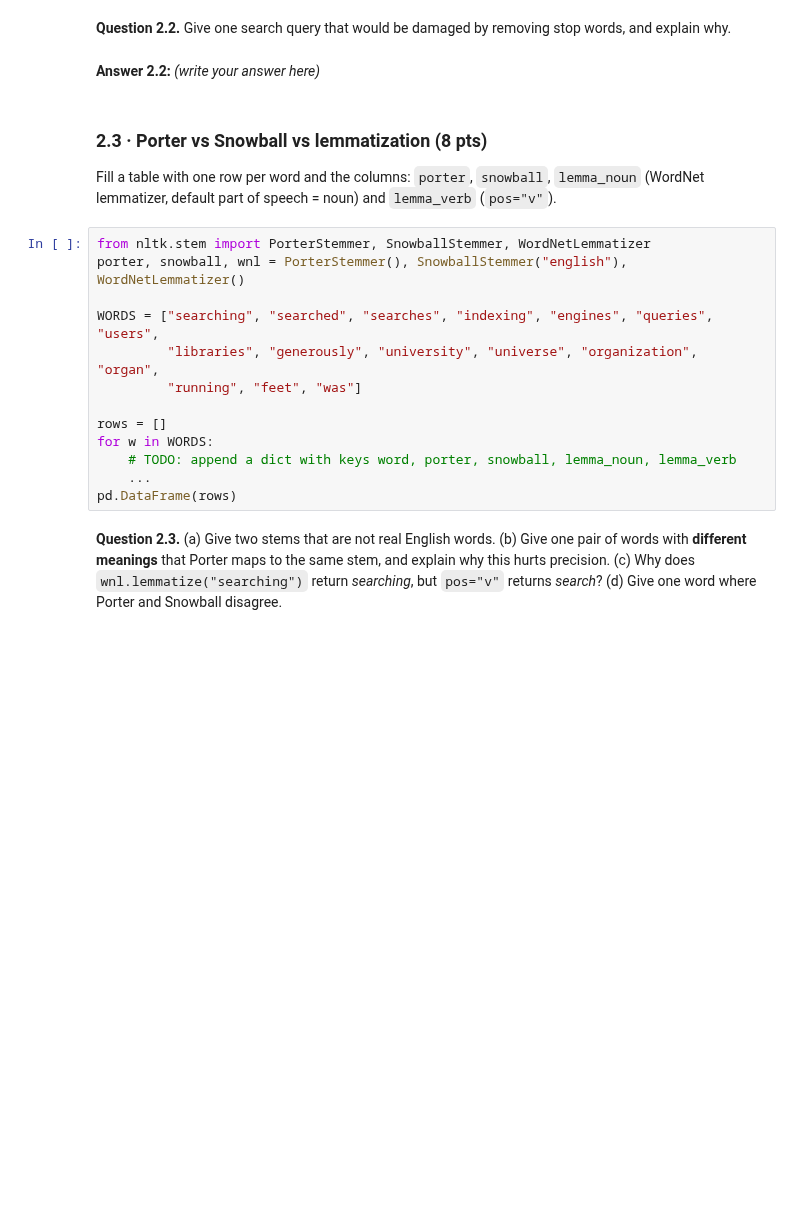
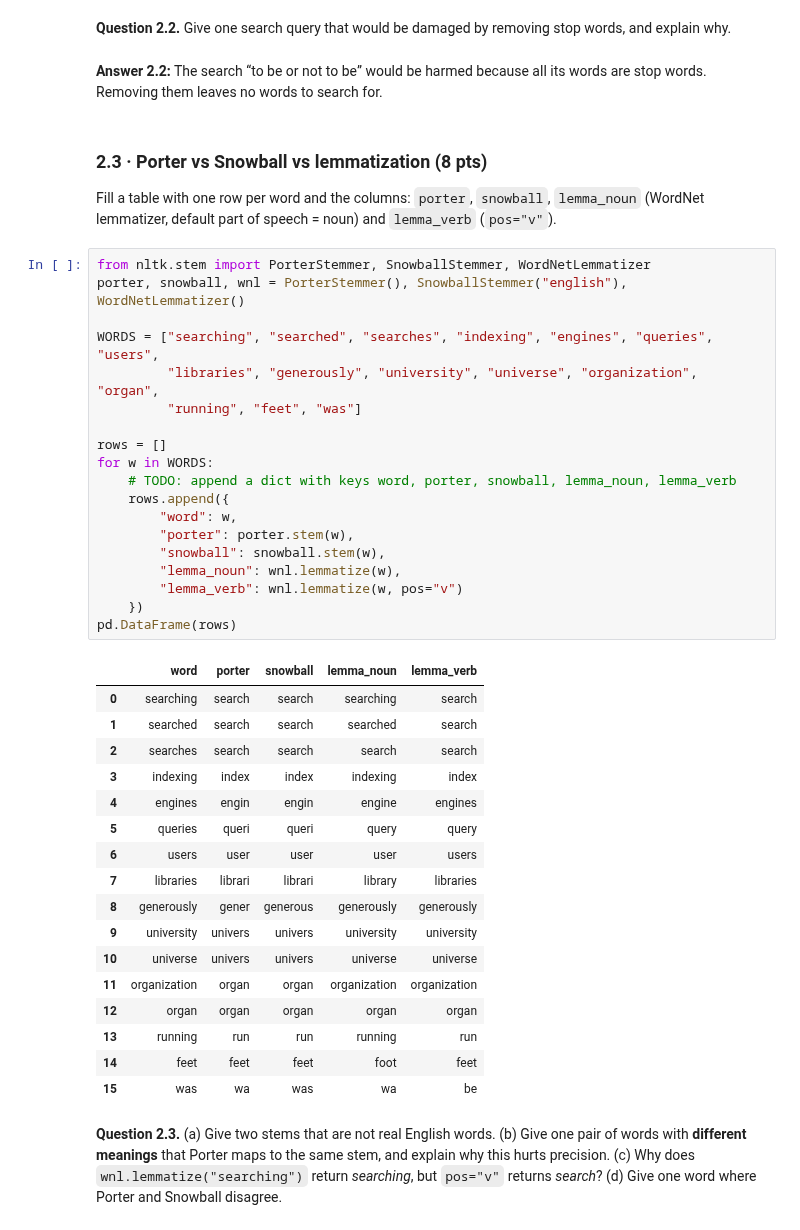
Before and after one commit to HeamVisal/Information-Retrieval-Web-Analytics, a Jupyter notebook: TP2/TP2_e20221349_HEAMVisal_I5-AMS-DAS-A.ipynb, the cells around one changed output. Cells and saved outputs as stored; diff of their text form; blank space fills up the shorter version.

```diff
--- a/TP2/TP2_e20221349_HEAMVisal_I5-AMS-DAS-A.ipynb
+++ b/TP2/TP2_e20221349_HEAMVisal_I5-AMS-DAS-A.ipynb
@@ -148,23 +196,47 @@ print(len(all_terms), "->", len(kept), f"({100 * (1 - len(kept) / len(all_terms)
 # %% [markdown]
 **Question 2.2.** Give one search query that would be damaged by removing stop words, and explain why.
 # %% [markdown]
-**Answer 2.2:** *(write your answer here)*
+**Answer 2.2:** The search “to be or not to be” would be harmed because all its words are stop words. Removing them leaves no words to search for.
 # %% [markdown]
 ### 2.3 · Porter vs Snowball vs lemmatization (8 pts)
 Fill a table with one row per word and the columns: `porter`, `snowball`, `lemma_noun` (WordNet lemmatizer, default part of speech = noun) and `lemma_verb` (`pos="v"`).
 # %%
 from nltk.stem import PorterStemmer, SnowballStemmer, WordNetLemmatizer
 porter, snowball, wnl = PorterStemmer(), SnowballStemmer("english"), WordNetLemmatizer()
 
 WORDS = ["searching", "searched", "searches", "indexing", "engines", "queries", "users",
          "libraries", "generously", "university", "universe", "organization", "organ",
          "running", "feet", "was"]
 
 rows = []
 for w in WORDS:
     # TODO: append a dict with keys word, porter, snowball, lemma_noun, lemma_verb
-    ...
+    rows.append({
+        "word": w,
+        "porter": porter.stem(w),
+        "snowball": snowball.stem(w),
+        "lemma_noun": wnl.lemmatize(w),
+        "lemma_verb": wnl.lemmatize(w, pos="v")
+    })
 pd.DataFrame(rows)
+# %% [output]
+|  | word | porter | snowball | lemma_noun | lemma_verb |
+| 0 | searching | search | search | searching | search |
+| 1 | searched | search | search | searched | search |
+| 2 | searches | search | search | search | search |
+| 3 | indexing | index | index | indexing | index |
+| 4 | engines | engin | engin | engine | engines |
+| 5 | queries | queri | queri | query | query |
+| 6 | users | user | user | user | users |
+| 7 | libraries | librari | librari | library | libraries |
+| 8 | generously | gener | generous | generously | generously |
+| 9 | university | univers | univers | university | university |
+| 10 | universe | univers | univers | universe | universe |
+| 11 | organization | organ | organ | organization | organization |
+| 12 | organ | organ | organ | organ | organ |
+| 13 | running | run | run | running | run |
+| 14 | feet | feet | feet | foot | feet |
+| 15 | was | wa | was | wa | be |
 # %% [markdown]
 **Question 2.3.** (a) Give two stems that are not real English words. (b) Give one pair of words with **different meanings** that Porter maps to the same stem, and explain why this hurts precision. (c) Why does `wnl.lemmatize("searching")` return *searching*, but `pos="v"` returns *search*? (d) Give one word where Porter and Snowball disagree.
 # %% [markdown]
```
Also changed, not shown: parts of 17 cells of this notebook.
